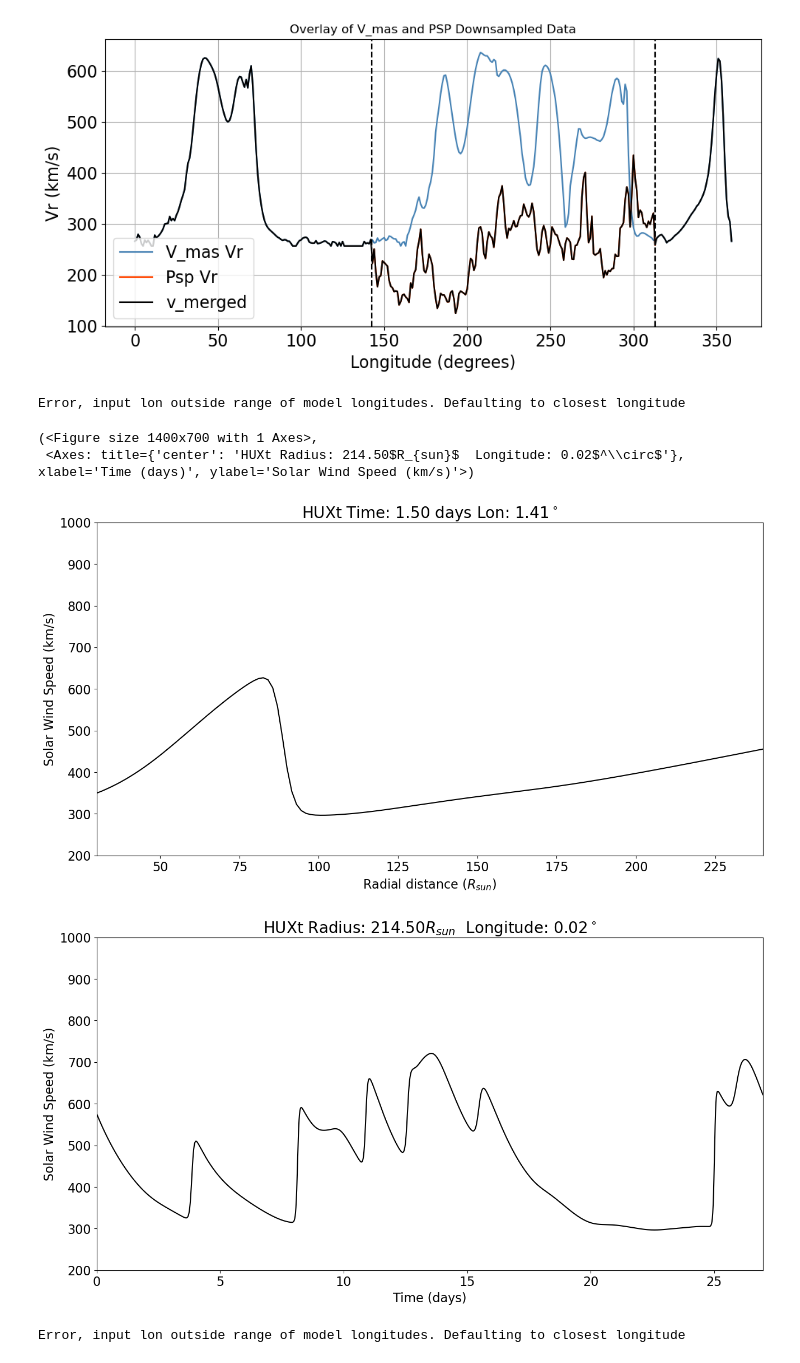
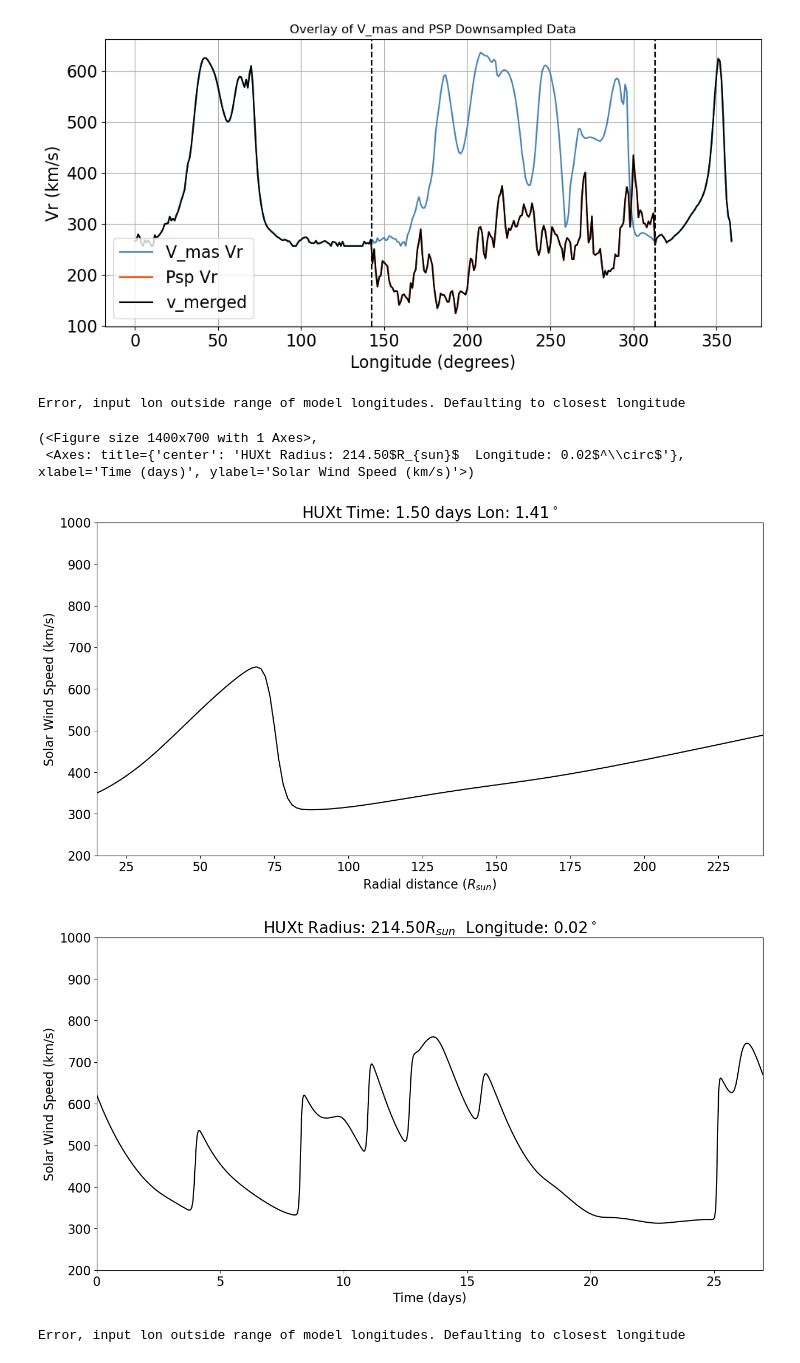
Before and after one commit to aileeniesta/HUXt_REU_project, a Jupyter notebook: code/HUXt_first_steps.ipynb, the cells around one changed output. Cells and saved outputs as stored; diff of their text form; code cells hidden in the pictures.

```diff
--- a/code/HUXt_first_steps.ipynb
+++ b/code/HUXt_first_steps.ipynb
@@ -225,22 +253,22 @@ plt.show()
 # %%
-model = H.HUXt(v_boundary=v_mas, cr_num=2292, simtime=27*u.day, dt_scale=4, r_min=30*u.solRad)
+model = H.HUXt(v_boundary=v_mas, cr_num=2292, simtime=27*u.day, dt_scale=4, r_min=15*u.solRad)
 
 cme_list = []
 model.solve(cme_list)
 
 t = 1.5 * u.day
 lon = 0.0 * u.deg
 fig = HA.plot_radial(model, t, lon=lon)
 
 
 r = 1.0*u.AU
 HA.plot_timeseries(model, r, lon=0.0*u.deg, tag='1d_cone_test_radial')
 # %% [output]
 Error, input lon outside range of model longitudes. Defaulting to closest longitude
 (<Figure size 1400x700 with 1 Axes>,
  <Axes: title={'center': 'HUXt Radius: 214.50$R_{sun}$  Longitude: 0.02$^\\circ$'}, xlabel='Time (days)', ylabel='Solar Wind Speed (km/s)'>)
-[figure, old version]
+[figure, new version]
-[figure, old version]
+[figure, new version]
 # %%
 model = H.HUXt(v_boundary=v_merged, cr_num=2292, simtime=27*u.day, dt_scale=4, r_min=30*u.solRad)
 
```
Also changed, not shown: parts of 16 cells of this notebook.
